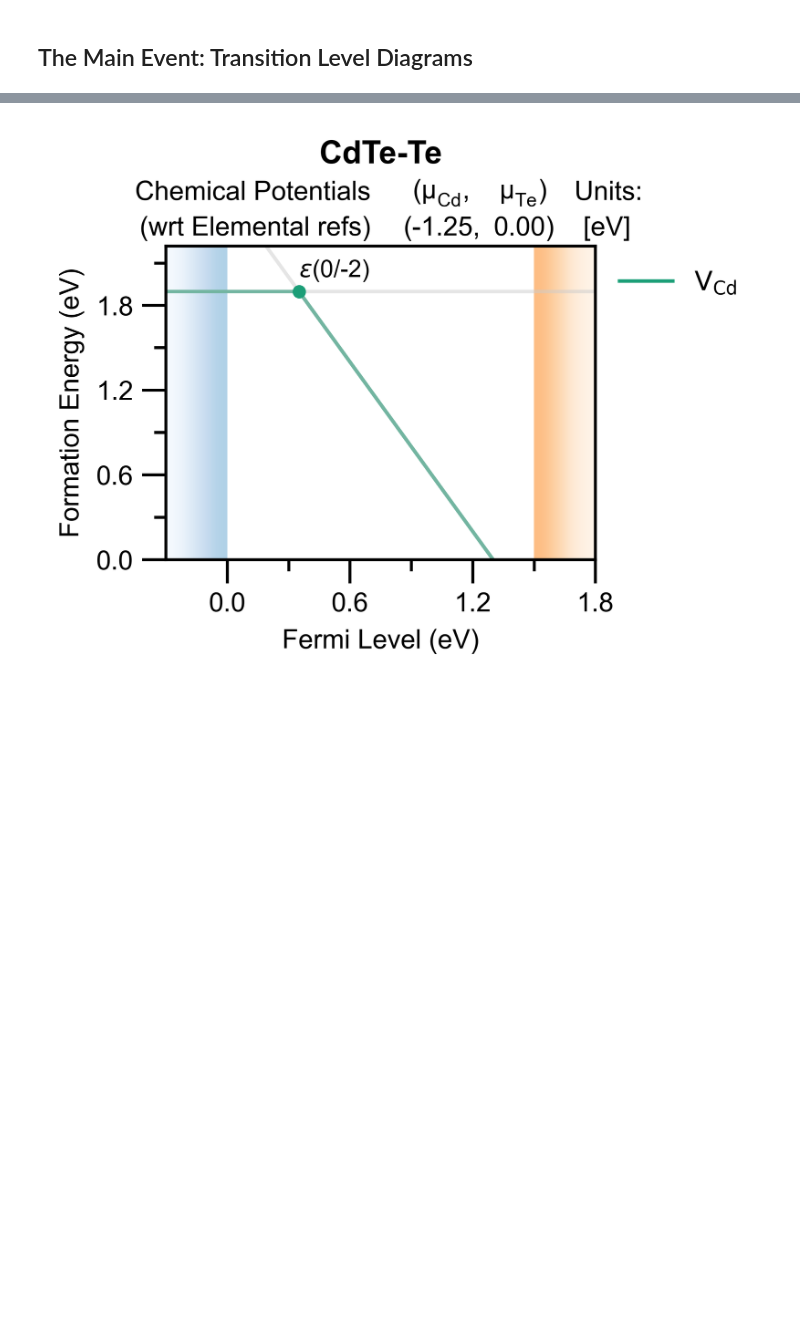
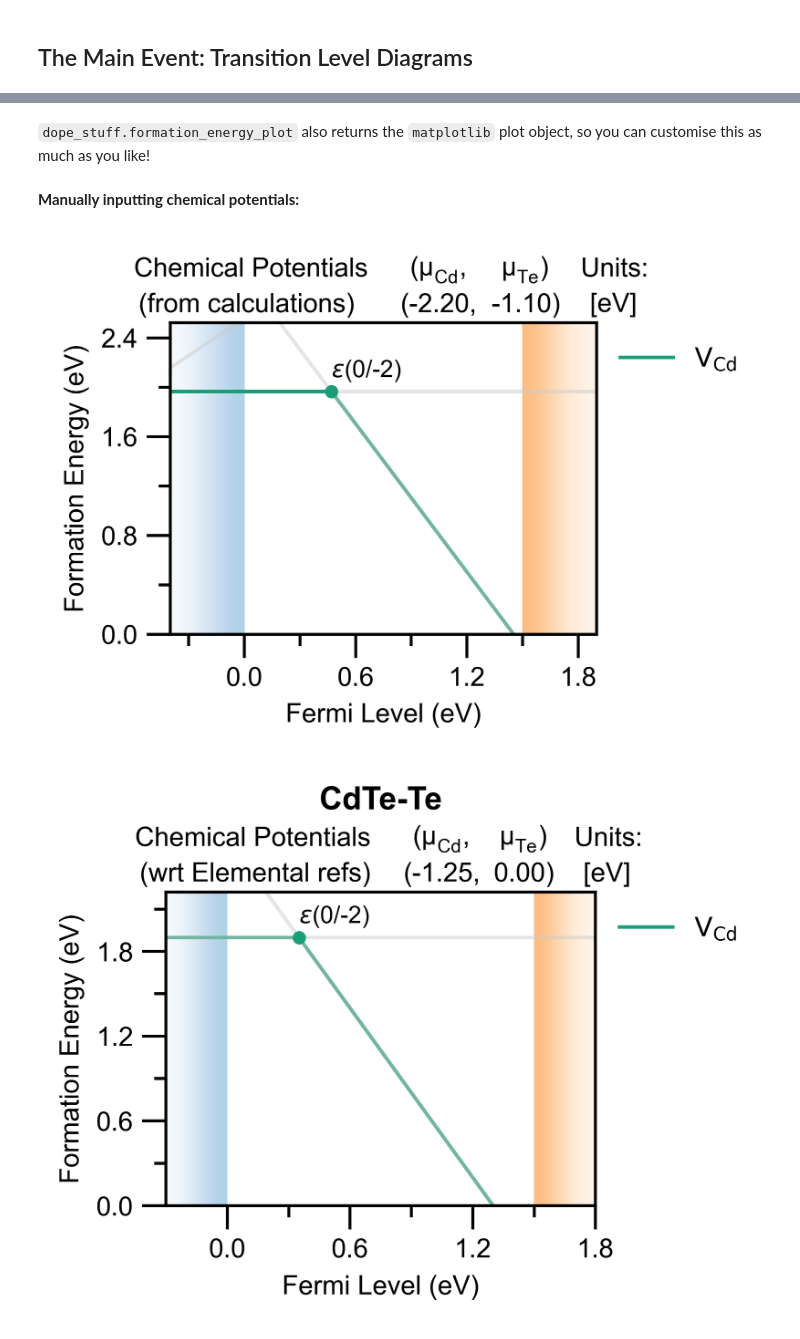
Before and after one commit to teruya7/doped, a Jupyter notebook: doped_Parsing_Example.ipynb, the cells around one changed output, grey strips where cells are left out. Cells and saved outputs as stored; diff of their text form; code cells hidden in the pictures; blank space fills up the shorter version.

```diff
--- a/doped_Parsing_Example.ipynb
+++ b/doped_Parsing_Example.ipynb
@@ -259,3 +286,16 @@ def_plot = dope_stuff.formation_energy_plot(
+# %% [markdown]
+`dope_stuff.formation_energy_plot` also returns the `matplotlib` plot object, so you can customise this as much as you like!
+# %% [markdown]
+**Manually inputting chemical potentials:**
+# %%
+def_plot = dope_stuff.formation_energy_plot(
+    vac_Cd_dpd,
+    chempot_limits = {"Cd": -2.2, "Te": -1.1},
+    auto_labels=True,
+    emphasis=True,
+)
+# %% [output]
+[figure, added]
 # %%
 lzdef_plot = dope_stuff.formation_energy_plot(
     adjusted_lz_vac_Cd_dpd,
```
Also changed, not shown: parts of 27 cells of this notebook.
